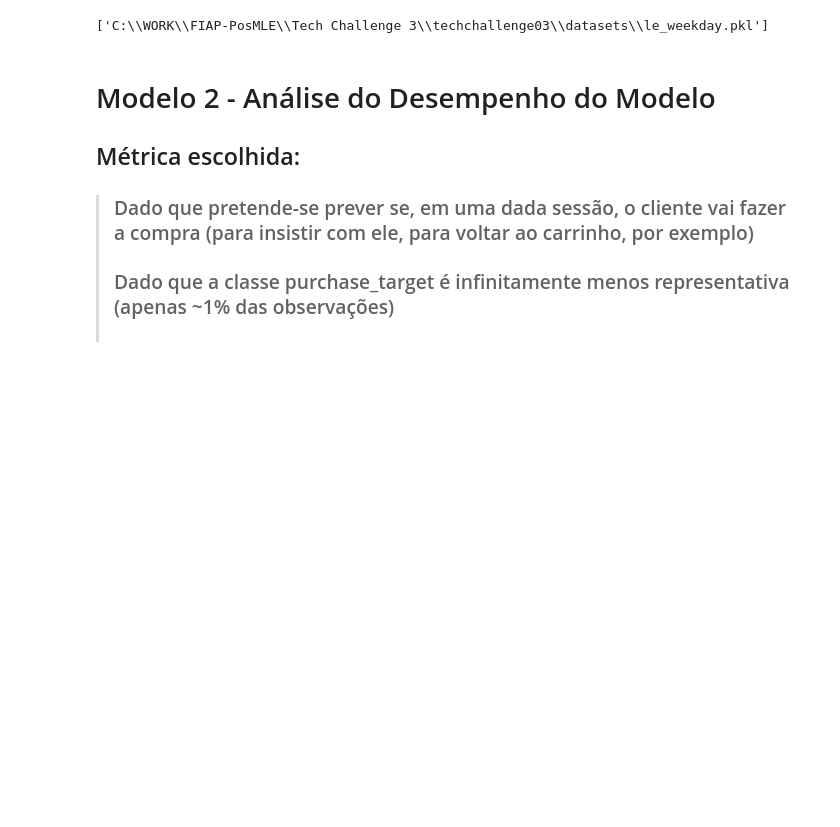
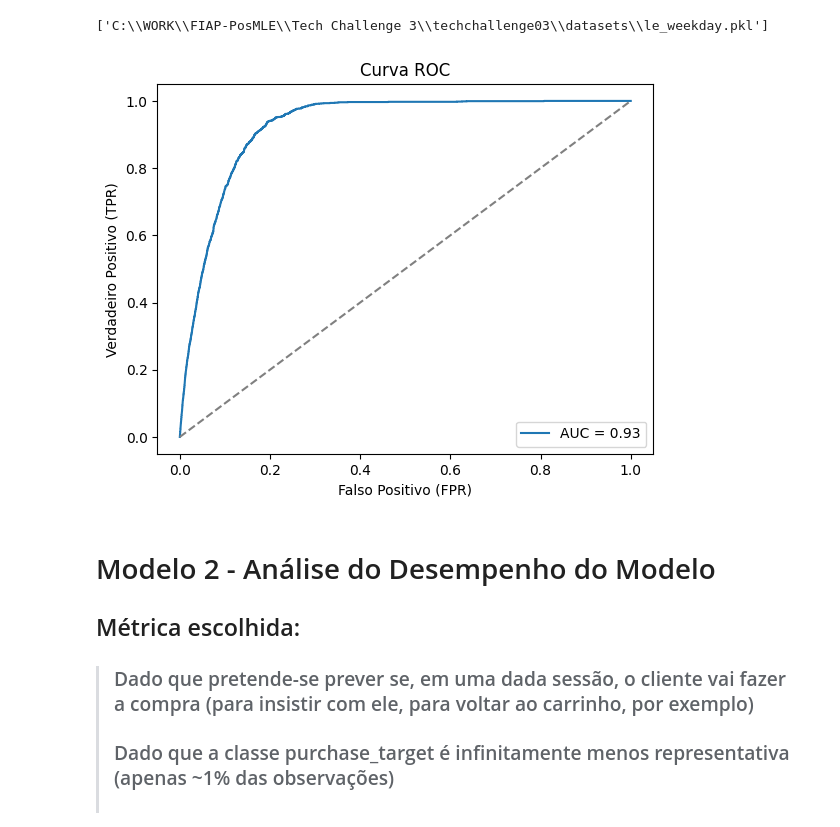
Before and after one commit to Grupo-61/techchallenge03, a Jupyter notebook: Tech Challenge 3.ipynb, the cells around one changed output. Saved outputs shown, nothing was run; the diff lists cells and outputs as text; code cells hidden in the pictures; blank space fills up the shorter version.

```diff
--- a/Tech Challenge 3.ipynb
+++ b/Tech Challenge 3.ipynb
@@ -1586,9 +1586,25 @@ joblib.dump(le_weekday, r"C:\WORK\FIAP-PosMLE\Tech Challenge 3\techchallenge03\d
 # %% [output]
 ['C:\\WORK\\FIAP-PosMLE\\Tech Challenge 3\\techchallenge03\\datasets\\le_weekday.pkl']
 # %%
-# Demonstração da Curva ROC
+# Avaliação de Desempenho do Modelo em Classificação Binária - ROC e AUC
+# No gráfico, percebe-se AUC=0.93 - excelente separação entre classes pois AUC=1.0 é perfeito!
 
-# TODO
+from sklearn.metrics import roc_curve, auc, RocCurveDisplay
+
+# Curva ROC e AUC
+fpr, tpr, thresholds = roc_curve(y_test, y_probs)
+roc_auc = auc(fpr, tpr)
+
+# Visualização
+plt.plot(fpr, tpr, label=f"AUC = {roc_auc:.2f}")
+plt.plot([0, 1], [0, 1], linestyle='--', color='gray')
+plt.xlabel("Falso Positivo (FPR)")
+plt.ylabel("Verdadeiro Positivo (TPR)")
+plt.title("Curva ROC")
+plt.legend()
+plt.show()
+# %% [output]
+[figure, added]
 # %% [markdown]
 # Modelo 2 - Análise do Desempenho do Modelo
 
```
Also changed, not shown: 2 other files.
